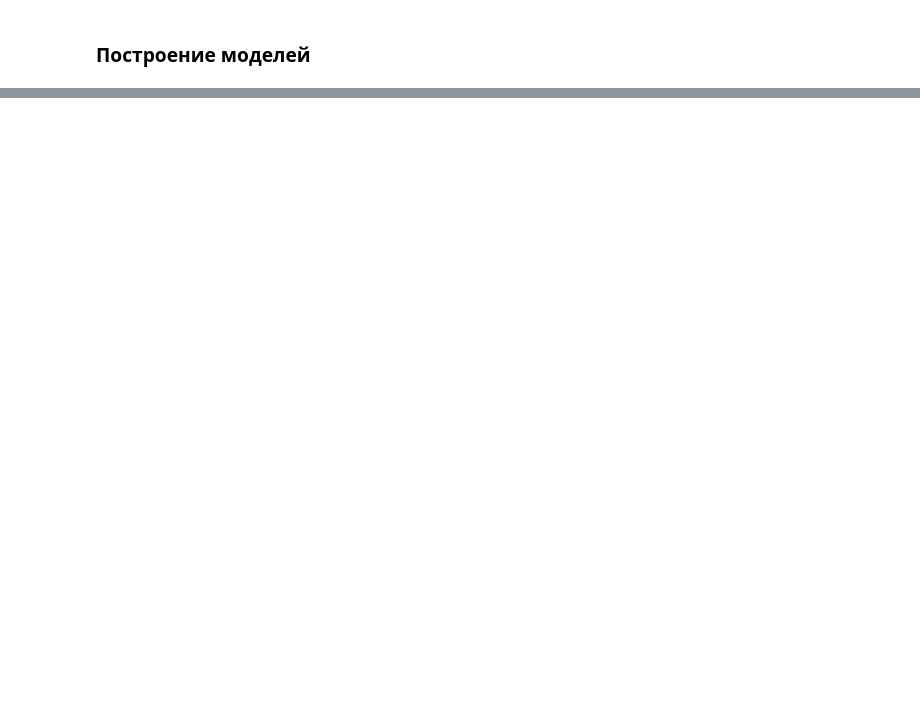
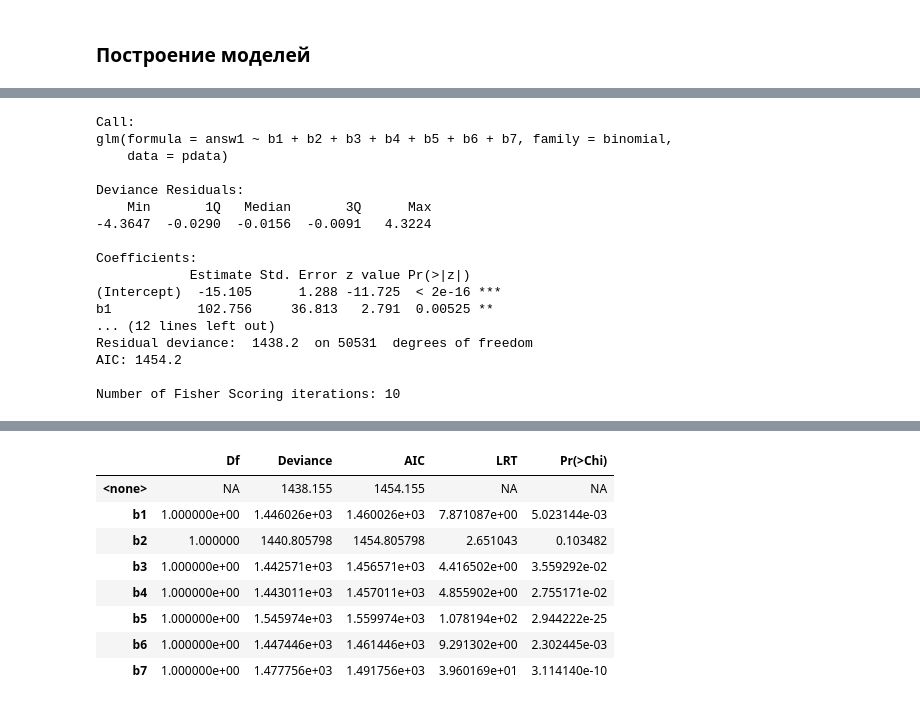
Before and after one commit to nextgis/remote_sensing, a Jupyter notebook: deforestation/CMASK_exploration.ipynb, the cells around one changed output, grey strips where cells are left out. Cells and saved outputs as stored; diff of their text form; code cells hidden in the pictures; blank space fills up the shorter version.

```diff
--- a/deforestation/CMASK_exploration.ipynb
+++ b/deforestation/CMASK_exploration.ipynb
@@ -427,0 +482,4 @@ summary(simple.glm1$fitted.values)
+# %%
+simple.glm3 = glm(answ1~ b2 + b3 + b4 + b5 +b7 + b9 + b10 + b11 + scene, data=pdata, family=binomial)
+summary(simple.glm3)
+drop1(simple.glm3, test="Chi")
@@ -427,0 +529,4 @@ summary(simple.glm1$fitted.values)
+# %%
+simple.glm4 = glm(answ1~ b2 + b3 + b4 + b5 +b7 + b9 + b10 + scene, data=pdata, family=binomial)
+summary(simple.glm4)
+drop1(simple.glm4, test="Chi")
@@ -427,0 +574,4 @@ summary(simple.glm1$fitted.values)
+# %%
+simple.glm5 = glm(answ1~ b2 + b3 + b4 + b5 +b7 + b9 + scene, data=pdata, family=binomial)
+summary(simple.glm5)
+drop1(simple.glm5, test="Chi")
@@ -427,0 +617,4 @@ summary(simple.glm1$fitted.values)
+# %%
+simple.glm6 = glm(answ1~ b3 + b4 + b5 +b7 + b9 + scene, data=pdata, family=binomial)
+summary(simple.glm6)
+drop1(simple.glm6, test="Chi")
@@ -427,0 +662,5 @@ summary(simple.glm1$fitted.values)
+# %%
+simple.glm7 = glm(answ1~b1 + b2 + b3 + b4 + b5 + b6 +b7, data=pdata, family=binomial)
+summary(simple.glm7)
+drop1(simple.glm7, test="Chi")
+# %% [output]
@@ -427,0 +669,17 @@ summary(simple.glm1$fitted.values)
+Call:
+glm(formula = answ1 ~ b1 + b2 + b3 + b4 + b5 + b6 + b7, family = binomial,
+    data = pdata)
+
+Deviance Residuals:
+    Min       1Q   Median       3Q      Max
+-4.3647  -0.0290  -0.0156  -0.0091   4.3224
+
+Coefficients:
+            Estimate Std. Error z value Pr(>|z|)
+(Intercept)  -15.105      1.288 -11.725  < 2e-16 ***
+b1           102.756     36.813   2.791  0.00525 **
+... (12 lines left out)
+Residual deviance:  1438.2  on 50531  degrees of freedom
+AIC: 1454.2
+
+Number of Fisher Scoring iterations: 10
@@ -427,0 +694,9 @@ summary(simple.glm1$fitted.values)
+|  | Df | Deviance | AIC | LRT | Pr(>Chi) |
+| <none> | NA | 1438.155 | 1454.155 | NA | NA |
+| b1 | 1.000000e+00 | 1.446026e+03 | 1.460026e+03 | 7.871087e+00 | 5.023144e-03 |
+| b2 | 1.000000 | 1440.805798 | 1454.805798 | 2.651043 | 0.103482 |
+| b3 | 1.000000e+00 | 1.442571e+03 | 1.456571e+03 | 4.416502e+00 | 3.559292e-02 |
+| b4 | 1.000000e+00 | 1.443011e+03 | 1.457011e+03 | 4.855902e+00 | 2.755171e-02 |
+| b5 | 1.000000e+00 | 1.545974e+03 | 1.559974e+03 | 1.078194e+02 | 2.944222e-25 |
+| b6 | 1.000000e+00 | 1.447446e+03 | 1.461446e+03 | 9.291302e+00 | 2.302445e-03 |
+| b7 | 1.000000e+00 | 1.477756e+03 | 1.491756e+03 | 3.960169e+01 | 3.114140e-10 |
```
Also changed, not shown: parts of 48 cells of this notebook, 13 other files.
